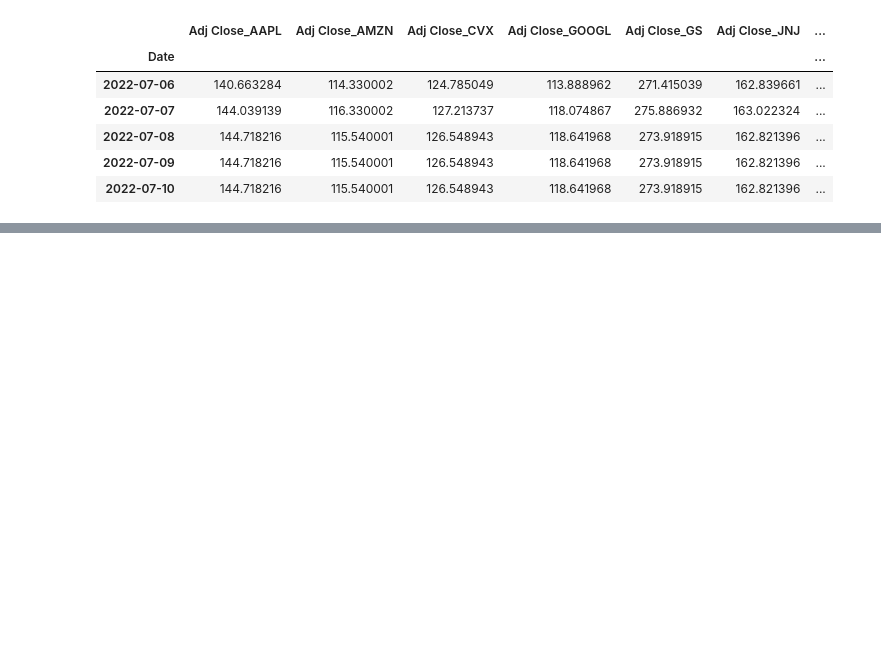
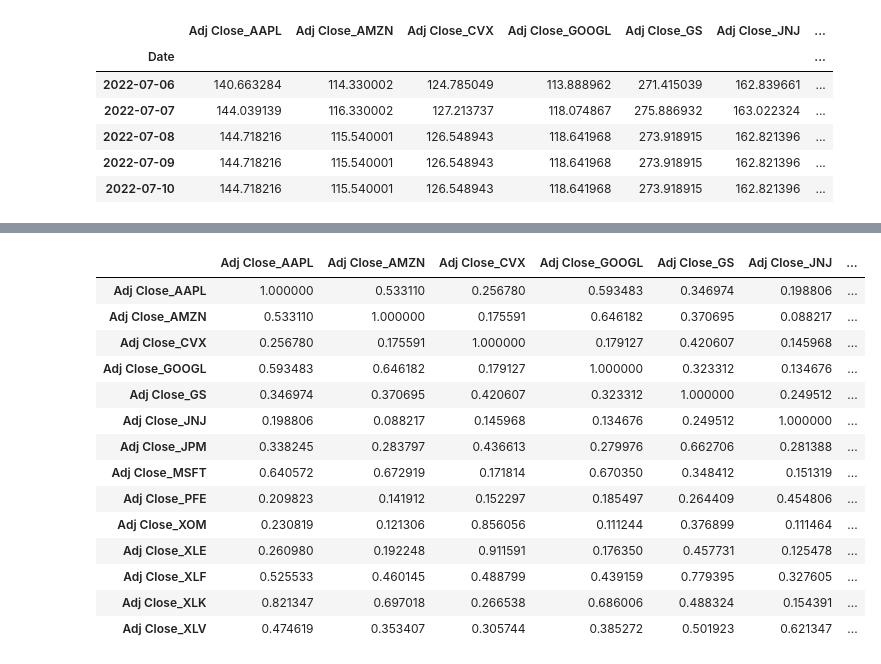
Before and after one commit to IfenaikeElias/Unrisk, a Jupyter notebook: notebooks/HRP.ipynb, the cells around one changed output, grey strips where cells are left out. Cells and saved outputs as stored; diff of their text form; code cells hidden in the pictures; blank space fills up the shorter version.

```diff
--- a/notebooks/HRP.ipynb
+++ b/notebooks/HRP.ipynb
@@ -29,0 +69,3 @@ InvalidIndexError: (slice(None, 706, None), slice(None, None, None))
+# %%
+positiveMask = stock_price.min(axis = 0) > 0  # Require that all the data is positive
+positiveMask
@@ -54,0 +152,24 @@ returns
+# %%
+Corr_train = pd.DataFrame(
+    np.corrcoef(log_returns_train, rowvar=False),
+    index=log_returns_train.columns,
+    columns=log_returns_train.columns
+)
+
+Corr_train
+# %% [output]
+|  | Adj Close_AAPL | Adj Close_AMZN | Adj Close_CVX | Adj Close_GOOGL | Adj Close_GS | Adj Close_JNJ | ... |
+| Adj Close_AAPL | 1.000000 | 0.533110 | 0.256780 | 0.593483 | 0.346974 | 0.198806 | ... |
+| Adj Close_AMZN | 0.533110 | 1.000000 | 0.175591 | 0.646182 | 0.370695 | 0.088217 | ... |
+| Adj Close_CVX | 0.256780 | 0.175591 | 1.000000 | 0.179127 | 0.420607 | 0.145968 | ... |
+| Adj Close_GOOGL | 0.593483 | 0.646182 | 0.179127 | 1.000000 | 0.323312 | 0.134676 | ... |
+| Adj Close_GS | 0.346974 | 0.370695 | 0.420607 | 0.323312 | 1.000000 | 0.249512 | ... |
+| Adj Close_JNJ | 0.198806 | 0.088217 | 0.145968 | 0.134676 | 0.249512 | 1.000000 | ... |
+| Adj Close_JPM | 0.338245 | 0.283797 | 0.436613 | 0.279976 | 0.662706 | 0.281388 | ... |
+| Adj Close_MSFT | 0.640572 | 0.672919 | 0.171814 | 0.670350 | 0.348412 | 0.151319 | ... |
+| Adj Close_PFE | 0.209823 | 0.141912 | 0.152297 | 0.185497 | 0.264409 | 0.454806 | ... |
+| Adj Close_XOM | 0.230819 | 0.121306 | 0.856056 | 0.111244 | 0.376899 | 0.111464 | ... |
+| Adj Close_XLE | 0.260980 | 0.192248 | 0.911591 | 0.176350 | 0.457731 | 0.125478 | ... |
+| Adj Close_XLF | 0.525533 | 0.460145 | 0.488799 | 0.439159 | 0.779395 | 0.327605 | ... |
+| Adj Close_XLK | 0.821347 | 0.697018 | 0.266538 | 0.686006 | 0.488324 | 0.154391 | ... |
+| Adj Close_XLV | 0.474619 | 0.353407 | 0.305744 | 0.385272 | 0.501923 | 0.621347 | ... |
```
Also changed, not shown: parts of 28 cells of this notebook, 1 other file.
